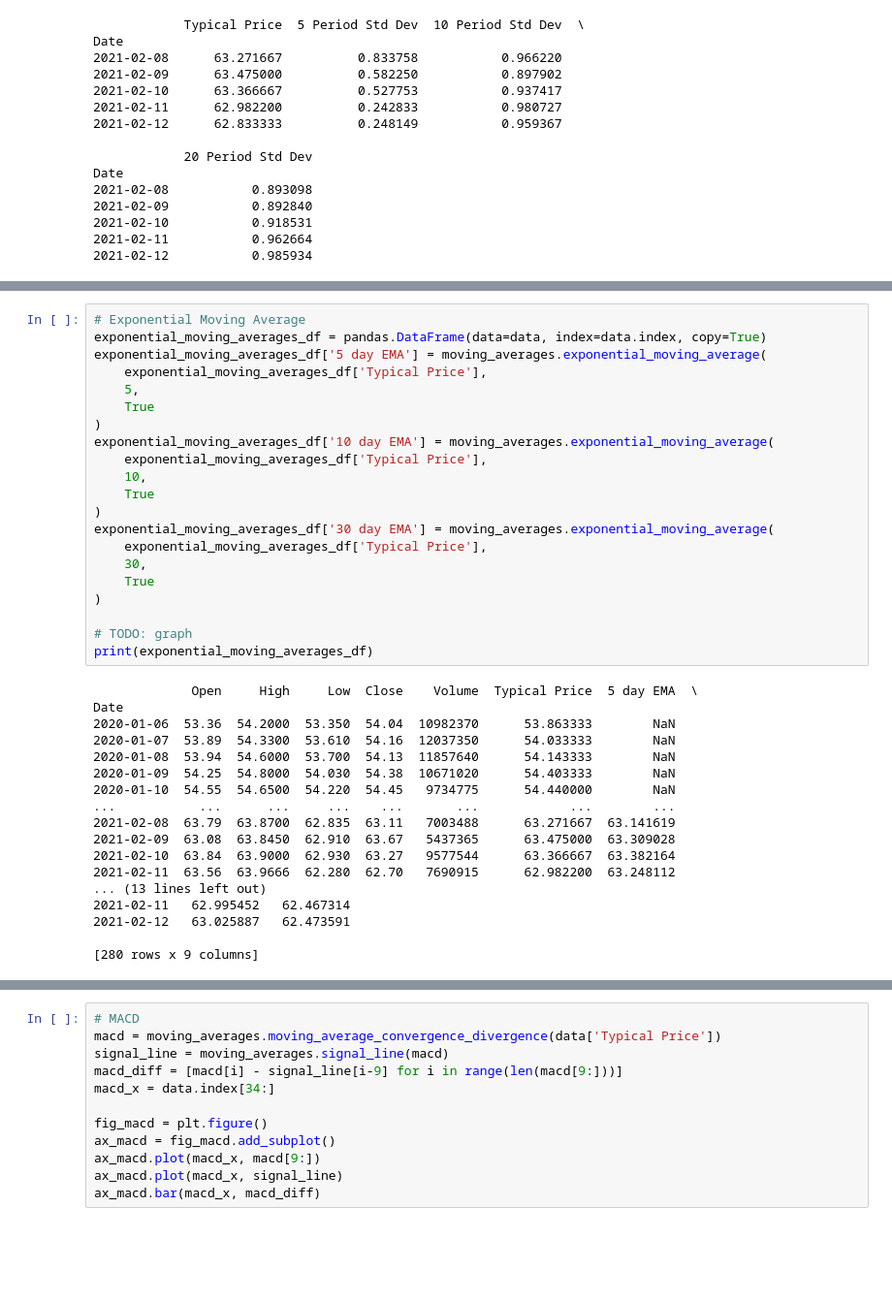
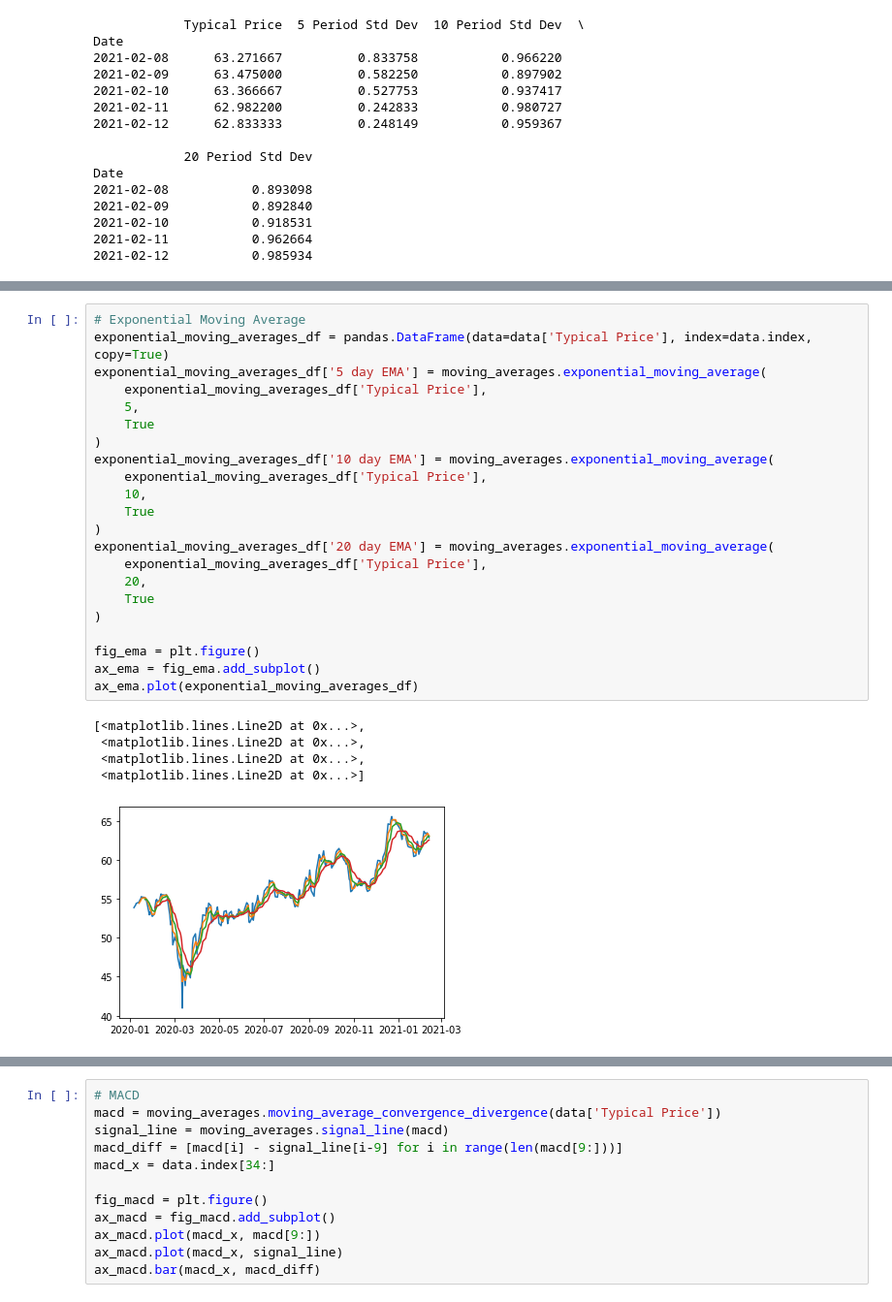
Before and after one commit to 0100101001010000/PyTechnicalIndicators, a Jupyter notebook: Example/test.ipynb, the cells around one changed output, grey strips where cells are left out. Shown: that part at 97% size. Saved outputs shown, nothing was run; the diff lists cells and outputs as text; blank space fills up the shorter version.

```diff
--- a/Example/test.ipynb
+++ b/Example/test.ipynb
@@ -192,42 +153,31 @@ Date
 # %%
 # Exponential Moving Average
-exponential_moving_averages_df = pandas.DataFrame(data=data, index=data.index, copy=True)
+exponential_moving_averages_df = pandas.DataFrame(data=data['Typical Price'], index=data.index, copy=True)
 exponential_moving_averages_df['5 day EMA'] = moving_averages.exponential_moving_average(
     exponential_moving_averages_df['Typical Price'],
     5,
     True
 )
 exponential_moving_averages_df['10 day EMA'] = moving_averages.exponential_moving_average(
     exponential_moving_averages_df['Typical Price'],
     10,
     True
 )
-exponential_moving_averages_df['30 day EMA'] = moving_averages.exponential_moving_average(
+exponential_moving_averages_df['20 day EMA'] = moving_averages.exponential_moving_average(
     exponential_moving_averages_df['Typical Price'],
-    30,
+    20,
     True
 )
 
-# TODO: graph
-print(exponential_moving_averages_df)
+fig_ema = plt.figure()
+ax_ema = fig_ema.add_subplot()
+ax_ema.plot(exponential_moving_averages_df)
 # %% [output]
-             Open     High     Low  Close    Volume  Typical Price  5 day EMA  \
-Date
-2020-01-06  53.36  54.2000  53.350  54.04  10982370      53.863333        NaN
-2020-01-07  53.89  54.3300  53.610  54.16  12037350      54.033333        NaN
-2020-01-08  53.94  54.6000  53.700  54.13  11857640      54.143333        NaN
-2020-01-09  54.25  54.8000  54.030  54.38  10671020      54.403333        NaN
-2020-01-10  54.55  54.6500  54.220  54.45   9734775      54.440000        NaN
-...           ...      ...     ...    ...       ...            ...        ...
-2021-02-08  63.79  63.8700  62.835  63.11   7003488      63.271667  63.141619
-2021-02-09  63.08  63.8450  62.910  63.67   5437365      63.475000  63.309028
-2021-02-10  63.84  63.9000  62.930  63.27   9577544      63.366667  63.382164
-2021-02-11  63.56  63.9666  62.280  62.70   7690915      62.982200  63.248112
-... (13 lines left out)
-2021-02-11   62.995452   62.467314
-2021-02-12   63.025887   62.473591
-
-[280 rows x 9 columns]
+[<matplotlib.lines.Line2D at 0x...>,
+ <matplotlib.lines.Line2D at 0x...>,
+ <matplotlib.lines.Line2D at 0x...>,
+ <matplotlib.lines.Line2D at 0x...>]
+[figure, added]
 # %%
 # Personalised Moving Average
 # TODO: explain random alpha nomitaor and denominator
```
Also changed, not shown: parts of 14 cells of this notebook, 2 other files.
